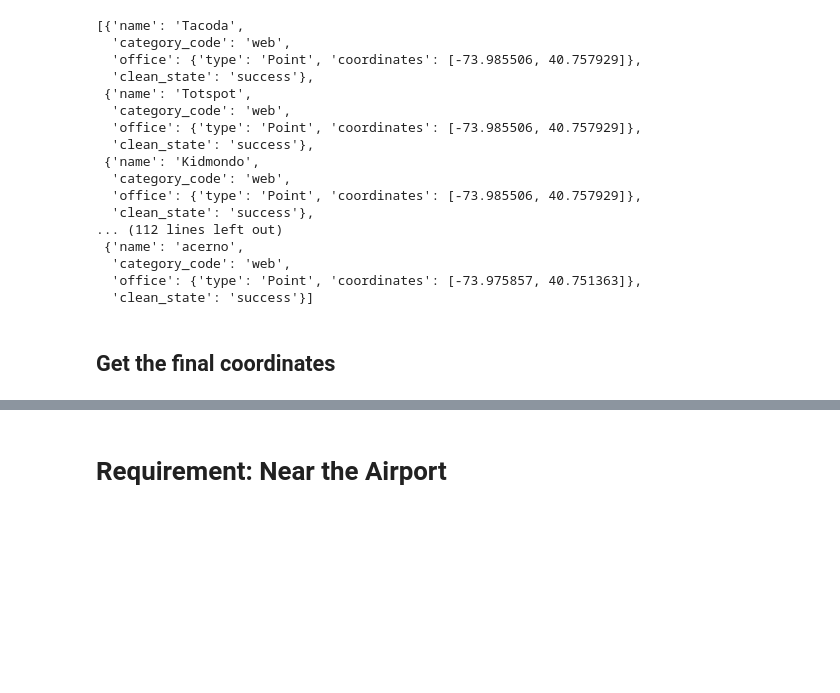
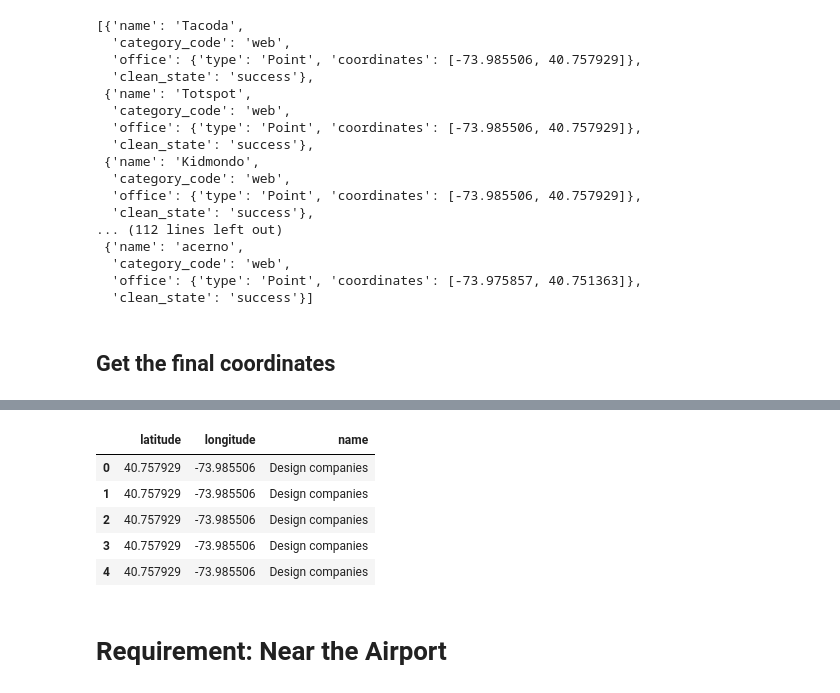
Before and after one commit to Carolinacastioni/mongo-project, a Jupyter notebook: Input/Project.ipynb, the cells around one changed output, grey strips where cells are left out. Cells and saved outputs as stored; diff of their text form; code cells hidden in the pictures; blank space fills up the shorter version.

```diff
--- a/Input/Project.ipynb
+++ b/Input/Project.ipynb
@@ -353,3 +360,14 @@ Export the df_design coordinates to tableau in order to have a good view of all
+# %%
+df_final = df_final.drop(columns=['name', 'category_code', 'office', 'clean_state'])
+df_final["name"] = "Design companies"
+df_final.head()
+# %% [output]
+|  | latitude | longitude | name |
+| 0 | 40.757929 | -73.985506 | Design companies |
+| 1 | 40.757929 | -73.985506 | Design companies |
+| 2 | 40.757929 | -73.985506 | Design companies |
+| 3 | 40.757929 | -73.985506 | Design companies |
+| 4 | 40.757929 | -73.985506 | Design companies |
 # %% [markdown]
 # Requirement: Near the Airport
 # %% [markdown]
```
Also changed, not shown: parts of 9 cells of this notebook.
